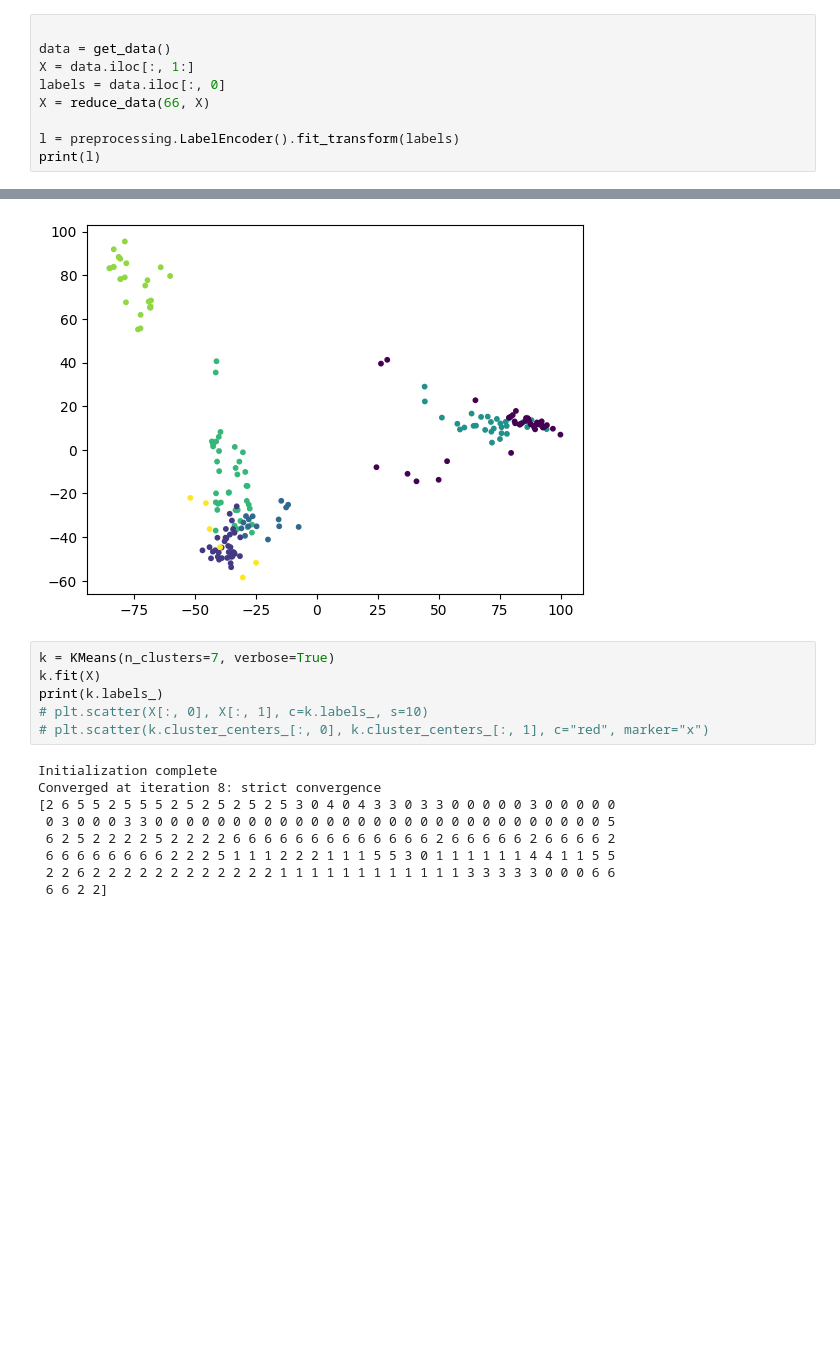
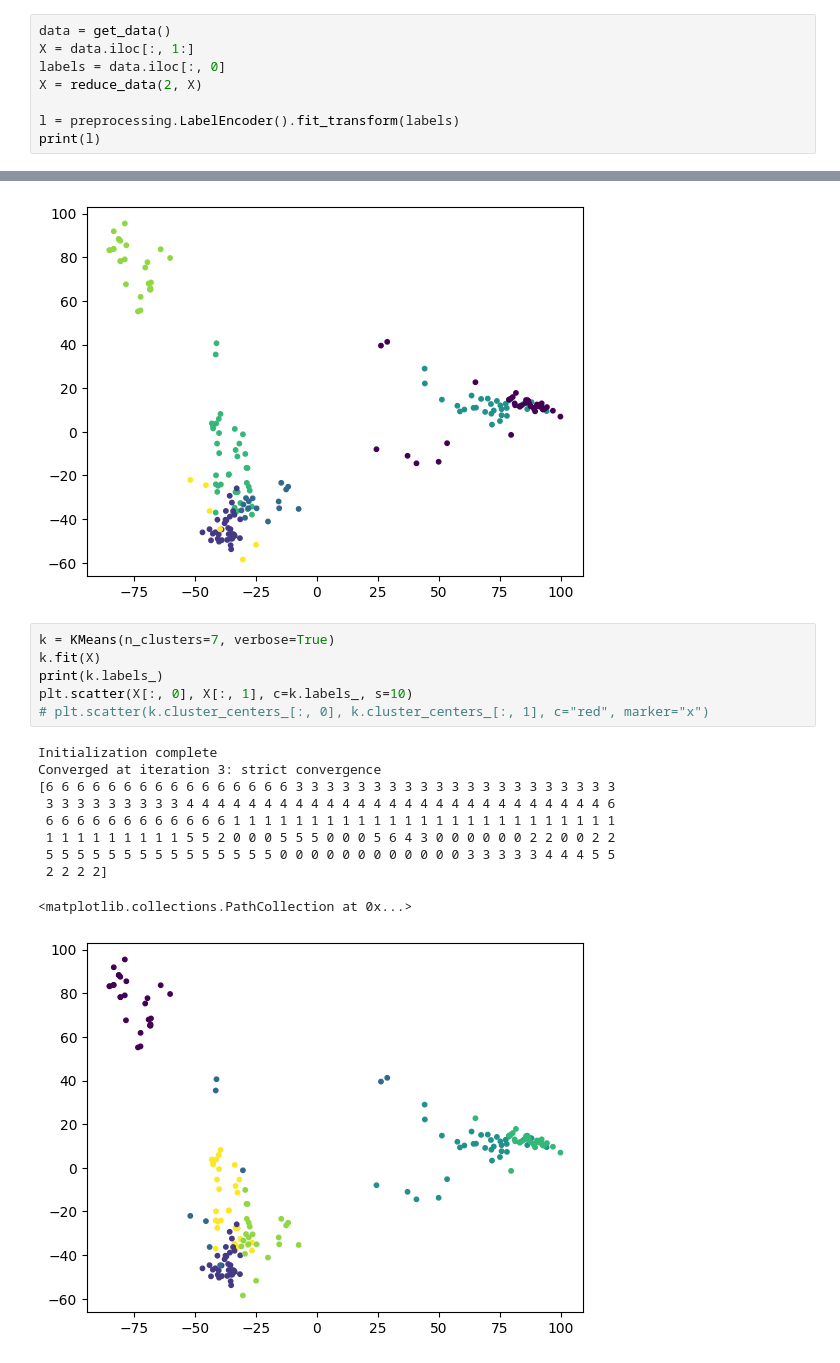
Before and after one commit to yuruyuri16/ML-P2, a Jupyter notebook: kmeans.ipynb, the cells around one changed output, grey strips where cells are left out. Drawn from its saved outputs; the diff is of its cells as text; blank space fills up the shorter version.

```diff
--- a/kmeans.ipynb
+++ b/kmeans.ipynb
@@ -124,11 +124,10 @@ def reduce_data(n_components: int, data: pd.DataFrame) -> np.ndarray:
     pca = PCA(n_components=n_components)
     return pca.fit_transform(data)
 # %%
-
 data = get_data()
 X = data.iloc[:, 1:]
 labels = data.iloc[:, 0]
-X = reduce_data(66, X)
+X = reduce_data(2, X)
 
 l = preprocessing.LabelEncoder().fit_transform(labels)
 print(l)
@@ -147,15 +146,17 @@ plt.scatter(X[:, 0], X[:, 1], c=l, s=10)
 # %%
 k = KMeans(n_clusters=7, verbose=True)
 k.fit(X)
 print(k.labels_)
-# plt.scatter(X[:, 0], X[:, 1], c=k.labels_, s=10)
+plt.scatter(X[:, 0], X[:, 1], c=k.labels_, s=10)
 # plt.scatter(k.cluster_centers_[:, 0], k.cluster_centers_[:, 1], c="red", marker="x")
 # %% [output]
 Initialization complete
-Converged at iteration 8: strict convergence
-[2 6 5 5 2 5 5 5 2 5 2 5 2 5 2 5 3 0 4 0 4 3 3 0 3 3 0 0 0 0 0 3 0 0 0 0 0
- 0 3 0 0 0 3 3 0 0 0 0 0 0 0 0 0 0 0 0 0 0 0 0 0 0 0 0 0 0 0 0 0 0 0 0 0 5
- 6 2 5 2 2 2 2 5 2 2 2 2 6 6 6 6 6 6 6 6 6 6 6 6 6 2 6 6 6 6 6 2 6 6 6 6 2
- 6 6 6 6 6 6 6 6 2 2 2 5 1 1 1 2 2 2 1 1 1 5 5 3 0 1 1 1 1 1 1 4 4 1 1 5 5
- 2 2 6 2 2 2 2 2 2 2 2 2 2 2 2 1 1 1 1 1 1 1 1 1 1 1 1 3 3 3 3 3 0 0 0 6 6
- 6 6 2 2]
+Converged at iteration 3: strict convergence
+[6 6 6 6 6 6 6 6 6 6 6 6 6 6 6 6 3 3 3 3 3 3 3 3 3 3 3 3 3 3 3 3 3 3 3 3 3
+ 3 3 3 3 3 3 3 3 3 4 4 4 4 4 4 4 4 4 4 4 4 4 4 4 4 4 4 4 4 4 4 4 4 4 4 4 6
+ 6 6 6 6 6 6 6 6 6 6 6 6 1 1 1 1 1 1 1 1 1 1 1 1 1 1 1 1 1 1 1 1 1 1 1 1 1
+ 1 1 1 1 1 1 1 1 1 5 5 2 0 0 0 5 5 5 0 0 0 5 6 4 3 0 0 0 0 0 0 2 2 0 0 2 2
+ 5 5 5 5 5 5 5 5 5 5 5 5 5 5 5 0 0 0 0 0 0 0 0 0 0 0 0 3 3 3 3 3 4 4 4 5 5
+ 2 2 2 2]
+<matplotlib.collections.PathCollection at 0x...>
+[figure, added]
```
